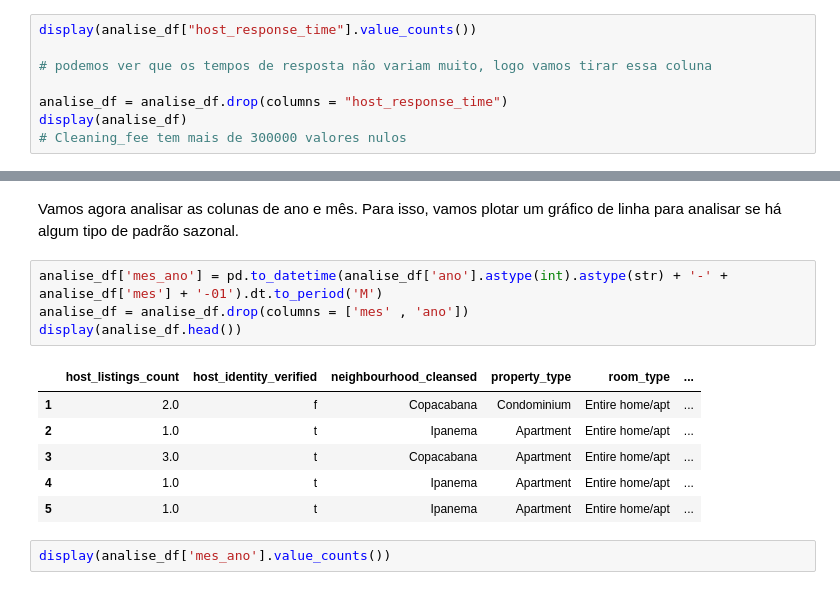
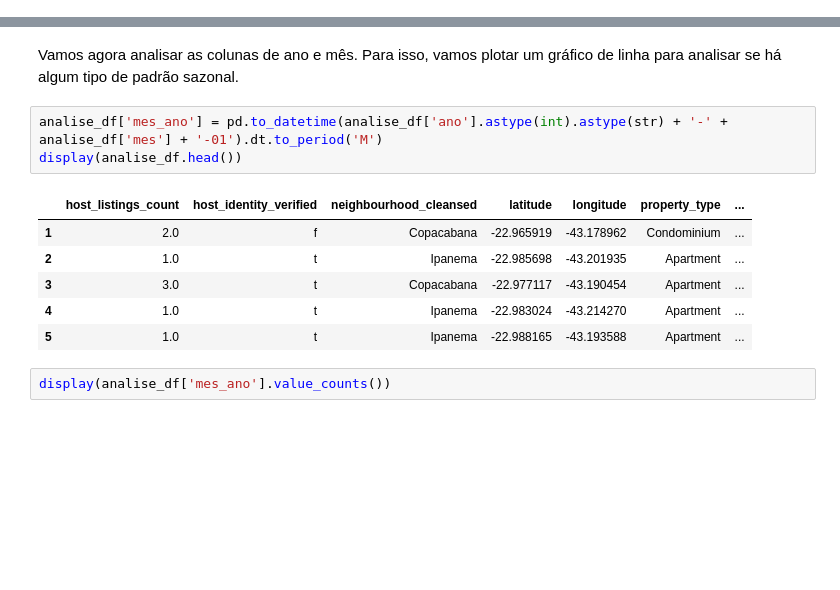
Before and after one commit to Miguel8219/Precos-Airbnb, a Jupyter notebook: main.ipynb, the cells around one changed output, grey strips where cells are left out. Cells and saved outputs as stored; diff of their text form; blank space fills up the shorter version.

```diff
--- a/main.ipynb
+++ b/main.ipynb
@@ -216,8 +218,0 @@ dtype: float64
-# %%
-display(analise_df["host_response_time"].value_counts())
-
-# podemos ver que os tempos de resposta não variam muito, logo vamos tirar essa coluna
-
-analise_df = analise_df.drop(columns = "host_response_time")
-display(analise_df)
-# Cleaning_fee tem mais de 300000 valores nulos
@@ -1196,15 +1176,14 @@ Name: count, dtype: int64
 Vamos agora analisar as colunas de ano e mês. Para isso, vamos plotar um gráfico de linha para analisar se há algum tipo de padrão sazonal.
 # %%
 analise_df['mes_ano'] = pd.to_datetime(analise_df['ano'].astype(int).astype(str) + '-' + analise_df['mes'] + '-01').dt.to_period('M')
-analise_df = analise_df.drop(columns = ['mes' , 'ano'])
 display(analise_df.head())
 # %% [output]
-|  | host_listings_count | host_identity_verified | neighbourhood_cleansed | property_type | room_type | ... |
-| 1 | 2.0 | f | Copacabana | Condominium | Entire home/apt | ... |
-| 2 | 1.0 | t | Ipanema | Apartment | Entire home/apt | ... |
-| 3 | 3.0 | t | Copacabana | Apartment | Entire home/apt | ... |
-| 4 | 1.0 | t | Ipanema | Apartment | Entire home/apt | ... |
-| 5 | 1.0 | t | Ipanema | Apartment | Entire home/apt | ... |
+|  | host_listings_count | host_identity_verified | neighbourhood_cleansed | latitude | longitude | property_type | ... |
+| 1 | 2.0 | f | Copacabana | -22.965919 | -43.178962 | Condominium | ... |
+| 2 | 1.0 | t | Ipanema | -22.985698 | -43.201935 | Apartment | ... |
+| 3 | 3.0 | t | Copacabana | -22.977117 | -43.190454 | Apartment | ... |
+| 4 | 1.0 | t | Ipanema | -22.983024 | -43.214270 | Apartment | ... |
+| 5 | 1.0 | t | Ipanema | -22.988165 | -43.193588 | Apartment | ... |
 # %%
 display(analise_df['mes_ano'].value_counts())
 # %% [output]
```
Also changed, not shown: parts of 26 cells of this notebook.
